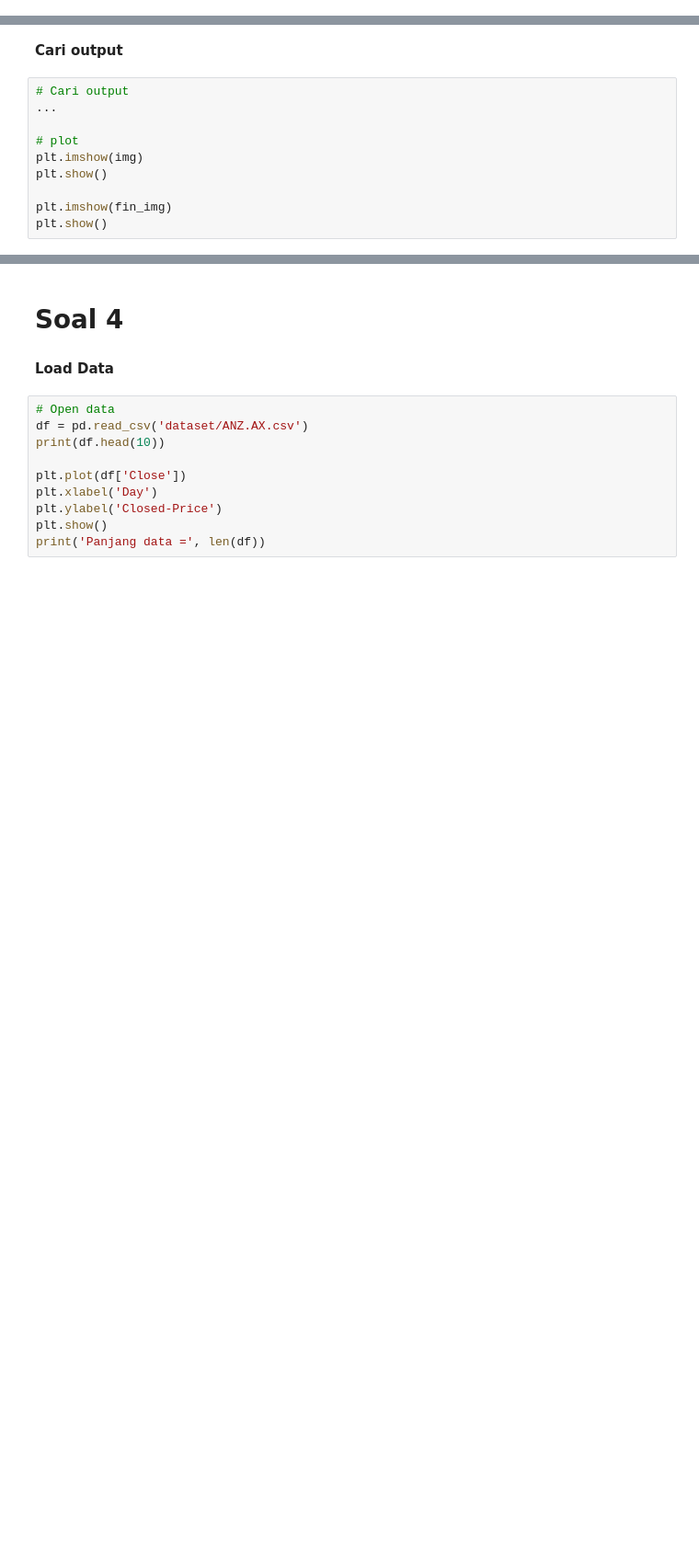
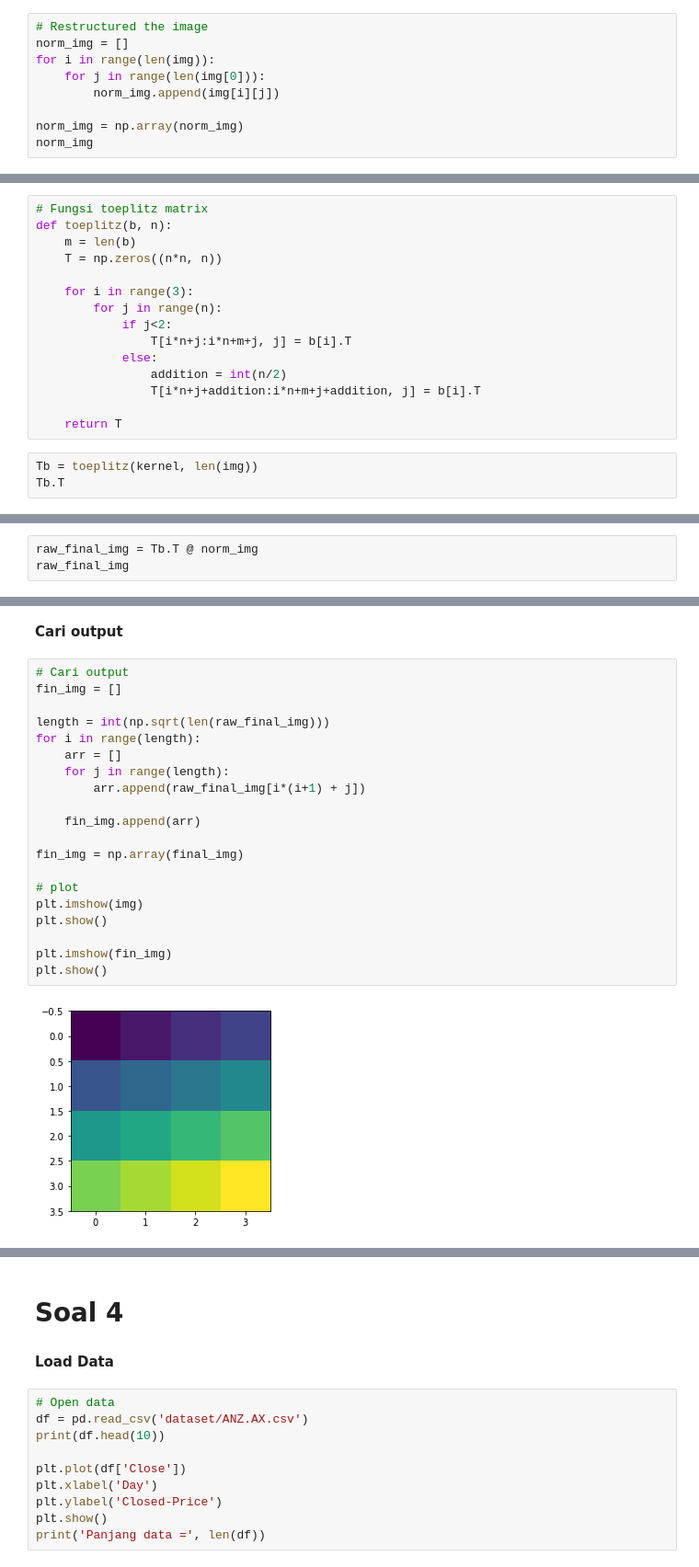
Before and after one commit to zoraulia/practice, a Jupyter notebook: linear-algebra/latihan08.ipynb, the cells around one changed output, grey strips where cells are left out. Shown at 92% size. Cells and saved outputs as stored; diff of their text form; blank space fills up the shorter version.

```diff
--- a/linear-algebra/latihan08.ipynb
+++ b/linear-algebra/latihan08.ipynb
@@ -70,3 +97,12 @@ img = np.array([[1, 2, 3, 4],
 kernel = np.array([[1, 0, 0],
                    [0, 2, 0],
                    [0, 0, 3]])
+# %%
+# Restructured the image
+norm_img = []
+for i in range(len(img)):
+    for j in range(len(img[0])):
+        norm_img.append(img[i][j])
+
+norm_img = np.array(norm_img)
+norm_img
@@ -72,0 +111,18 @@ kernel = np.array([[1, 0, 0],
+# %%
+# Fungsi toeplitz matrix
+def toeplitz(b, n):
+    m = len(b)
+    T = np.zeros((n*n, n))
+
+    for i in range(3):
+        for j in range(n):
+            if j<2:
+                T[i*n+j:i*n+m+j, j] = b[i].T
+            else:
+                addition = int(n/2)
+                T[i*n+j+addition:i*n+m+j+addition, j] = b[i].T
+
+    return T
+# %%
+Tb = toeplitz(kernel, len(img))
+Tb.T
@@ -72,0 +134,3 @@ kernel = np.array([[1, 0, 0],
+# %%
+raw_final_img = Tb.T @ norm_img
+raw_final_img
@@ -74,11 +140,23 @@ kernel = np.array([[1, 0, 0],
 **Cari output**
 # %%
 # Cari output
-...
+fin_img = []
+
+length = int(np.sqrt(len(raw_final_img)))
+for i in range(length):
+    arr = []
+    for j in range(length):
+        arr.append(raw_final_img[i*(i+1) + j])
+
+    fin_img.append(arr)
+
+fin_img = np.array(final_img)
 
 # plot
 plt.imshow(img)
 plt.show()
 
 plt.imshow(fin_img)
 plt.show()
+# %% [output]
+[figure, added]
```
Also changed, not shown: parts of 21 cells of this notebook.
